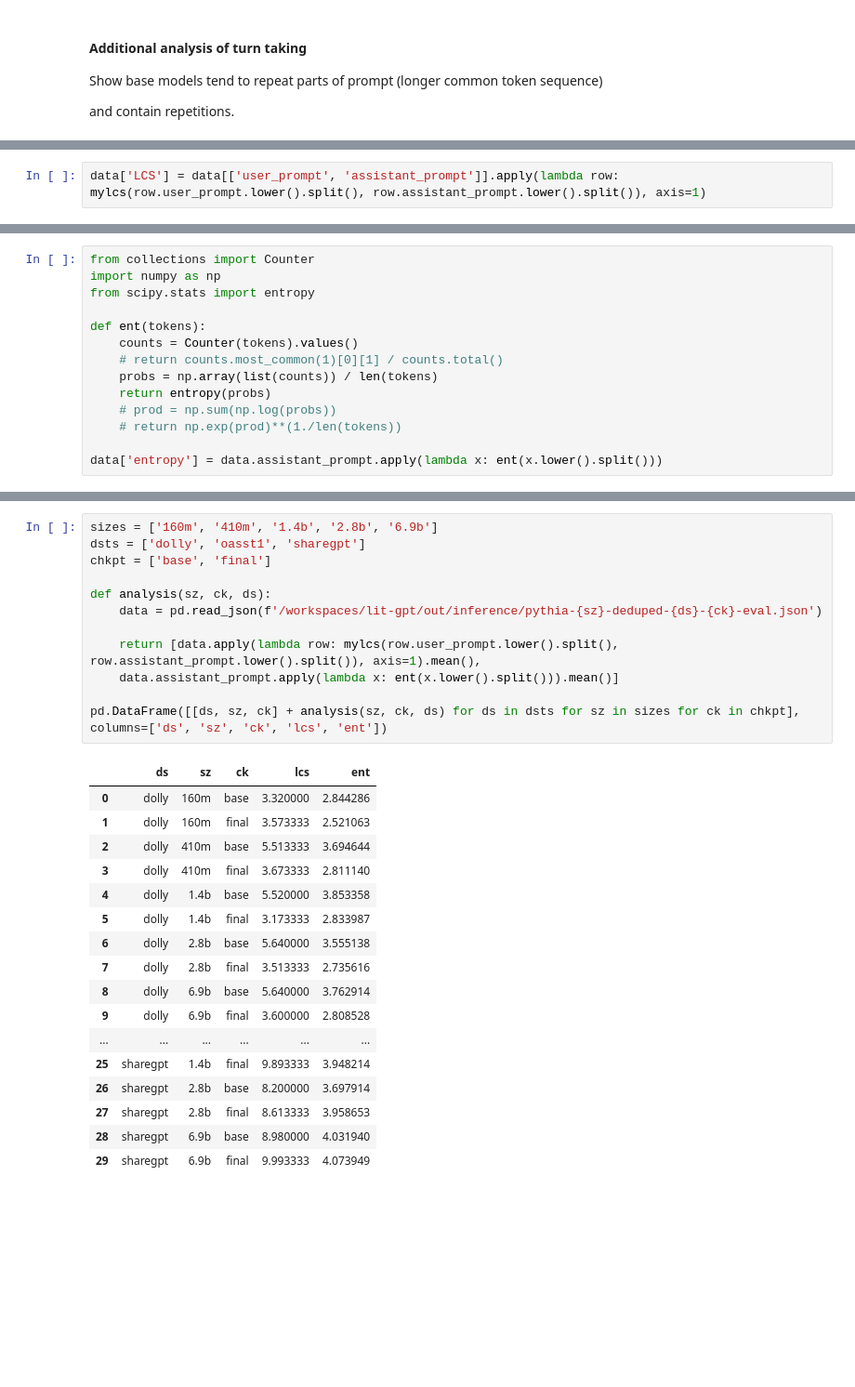
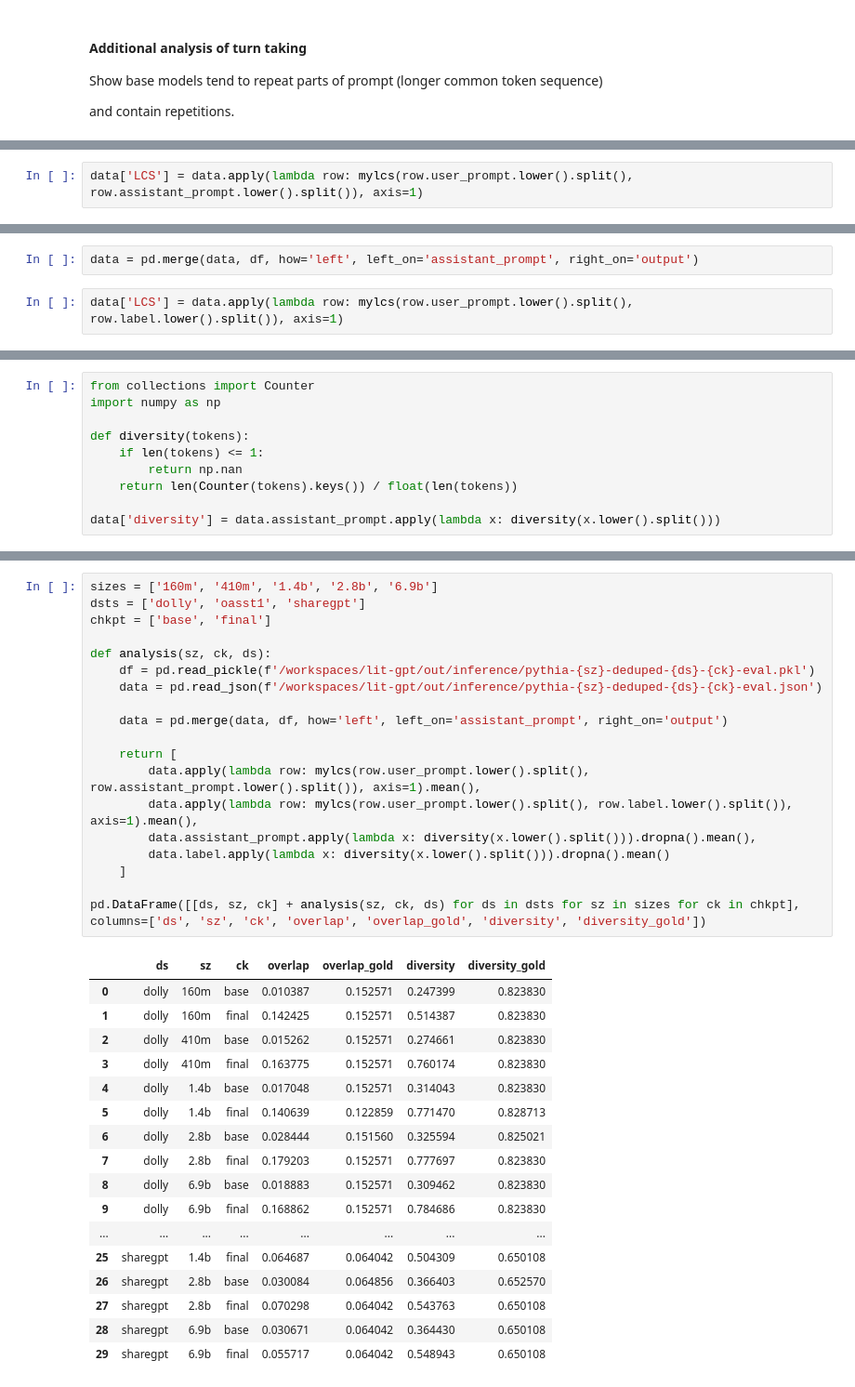
Before and after one commit to cynic01/lit-gpt, a Jupyter notebook: response-examples-for-paper.ipynb, the cells around one changed output, grey strips where cells are left out. Shown at 93% size. Cells and saved outputs as stored; diff of their text form; blank space fills up the shorter version.

Commit message:
update analysis

```diff
--- a/response-examples-for-paper.ipynb
+++ b/response-examples-for-paper.ipynb
@@ -125,5 +140,5 @@ def mylcs(S1, S2):
 # %%
-data['LCS'] = data[['user_prompt', 'assistant_prompt']].apply(lambda row: mylcs(row.user_prompt.lower().split(), row.assistant_prompt.lower().split()), axis=1)
+data['LCS'] = data.apply(lambda row: mylcs(row.user_prompt.lower().split(), row.assistant_prompt.lower().split()), axis=1)
 # %%
 data.LCS.describe()
 # %% [output]
@@ -156,0 +171,4 @@ array([['What are the lightweight weight requirements at the collegiate level in
+# %%
+data = pd.merge(data, df, how='left', left_on='assistant_prompt', right_on='output')
+# %%
+data['LCS'] = data.apply(lambda row: mylcs(row.user_prompt.lower().split(), row.label.lower().split()), axis=1)
@@ -157,15 +207,11 @@ array([['What are the lightweight weight requirements at the collegiate level in
 # %%
 from collections import Counter
 import numpy as np
-from scipy.stats import entropy
 
-def ent(tokens):
-    counts = Counter(tokens).values()
-    # return counts.most_common(1)[0][1] / counts.total()
-    probs = np.array(list(counts)) / len(tokens)
-    return entropy(probs)
-    # prod = np.sum(np.log(probs))
-    # return np.exp(prod)**(1./len(tokens))
+def diversity(tokens):
+    if len(tokens) <= 1:
+        return np.nan
+    return len(Counter(tokens).keys()) / float(len(tokens))
 
-data['entropy'] = data.assistant_prompt.apply(lambda x: ent(x.lower().split()))
+data['diversity'] = data.assistant_prompt.apply(lambda x: diversity(x.lower().split()))
 # %%
@@ -231,30 +247,37 @@ array([['Rewrite and apply these directives: A great course description is a mus
 # %%
 sizes = ['160m', '410m', '1.4b', '2.8b', '6.9b']
 dsts = ['dolly', 'oasst1', 'sharegpt']
 chkpt = ['base', 'final']
 
 def analysis(sz, ck, ds):
+    df = pd.read_pickle(f'/workspaces/lit-gpt/out/inference/pythia-{sz}-deduped-{ds}-{ck}-eval.pkl')
     data = pd.read_json(f'/workspaces/lit-gpt/out/inference/pythia-{sz}-deduped-{ds}-{ck}-eval.json')
 
-    return [data.apply(lambda row: mylcs(row.user_prompt.lower().split(), row.assistant_prompt.lower().split()), axis=1).mean(),
-    data.assistant_prompt.apply(lambda x: ent(x.lower().split())).mean()]
+    data = pd.merge(data, df, how='left', left_on='assistant_prompt', right_on='output')
 
-pd.DataFrame([[ds, sz, ck] + analysis(sz, ck, ds) for ds in dsts for sz in sizes for ck in chkpt], columns=['ds', 'sz', 'ck', 'lcs', 'ent'])
+    return [
+        data.apply(lambda row: mylcs(row.user_prompt.lower().split(), row.assistant_prompt.lower().split()), axis=1).mean(),
+        data.apply(lambda row: mylcs(row.user_prompt.lower().split(), row.label.lower().split()), axis=1).mean(),
+        data.assistant_prompt.apply(lambda x: diversity(x.lower().split())).dropna().mean(),
+        data.label.apply(lambda x: diversity(x.lower().split())).dropna().mean()
+    ]
+
+pd.DataFrame([[ds, sz, ck] + analysis(sz, ck, ds) for ds in dsts for sz in sizes for ck in chkpt], columns=['ds', 'sz', 'ck', 'overlap', 'overlap_gold', 'diversity', 'diversity_gold'])
 # %% [output]
-|  | ds | sz | ck | lcs | ent |
-| 0 | dolly | 160m | base | 3.320000 | 2.844286 |
-| 1 | dolly | 160m | final | 3.573333 | 2.521063 |
-| 2 | dolly | 410m | base | 5.513333 | 3.694644 |
-| 3 | dolly | 410m | final | 3.673333 | 2.811140 |
-| 4 | dolly | 1.4b | base | 5.520000 | 3.853358 |
-| 5 | dolly | 1.4b | final | 3.173333 | 2.833987 |
-| 6 | dolly | 2.8b | base | 5.640000 | 3.555138 |
-| 7 | dolly | 2.8b | final | 3.513333 | 2.735616 |
-| 8 | dolly | 6.9b | base | 5.640000 | 3.762914 |
-| 9 | dolly | 6.9b | final | 3.600000 | 2.808528 |
-| ... | ... | ... | ... | ... | ... |
-| 25 | sharegpt | 1.4b | final | 9.893333 | 3.948214 |
-| 26 | sharegpt | 2.8b | base | 8.200000 | 3.697914 |
-| 27 | sharegpt | 2.8b | final | 8.613333 | 3.958653 |
-| 28 | sharegpt | 6.9b | base | 8.980000 | 4.031940 |
-| 29 | sharegpt | 6.9b | final | 9.993333 | 4.073949 |
+|  | ds | sz | ck | overlap | overlap_gold | diversity | diversity_gold |
+| 0 | dolly | 160m | base | 0.010387 | 0.152571 | 0.247399 | 0.823830 |
+| 1 | dolly | 160m | final | 0.142425 | 0.152571 | 0.514387 | 0.823830 |
+| 2 | dolly | 410m | base | 0.015262 | 0.152571 | 0.274661 | 0.823830 |
+| 3 | dolly | 410m | final | 0.163775 | 0.152571 | 0.760174 | 0.823830 |
+| 4 | dolly | 1.4b | base | 0.017048 | 0.152571 | 0.314043 | 0.823830 |
+| 5 | dolly | 1.4b | final | 0.140639 | 0.122859 | 0.771470 | 0.828713 |
+| 6 | dolly | 2.8b | base | 0.028444 | 0.151560 | 0.325594 | 0.825021 |
+| 7 | dolly | 2.8b | final | 0.179203 | 0.152571 | 0.777697 | 0.823830 |
+| 8 | dolly | 6.9b | base | 0.018883 | 0.152571 | 0.309462 | 0.823830 |
+| 9 | dolly | 6.9b | final | 0.168862 | 0.152571 | 0.784686 | 0.823830 |
+| ... | ... | ... | ... | ... | ... | ... | ... |
+| 25 | sharegpt | 1.4b | final | 0.064687 | 0.064042 | 0.504309 | 0.650108 |
+| 26 | sharegpt | 2.8b | base | 0.030084 | 0.064856 | 0.366403 | 0.652570 |
+| 27 | sharegpt | 2.8b | final | 0.070298 | 0.064042 | 0.543763 | 0.650108 |
+| 28 | sharegpt | 6.9b | base | 0.030671 | 0.064042 | 0.364430 | 0.650108 |
+| 29 | sharegpt | 6.9b | final | 0.055717 | 0.064042 | 0.548943 | 0.650108 |
```
Also changed, not shown: parts of 19 cells of this notebook.
